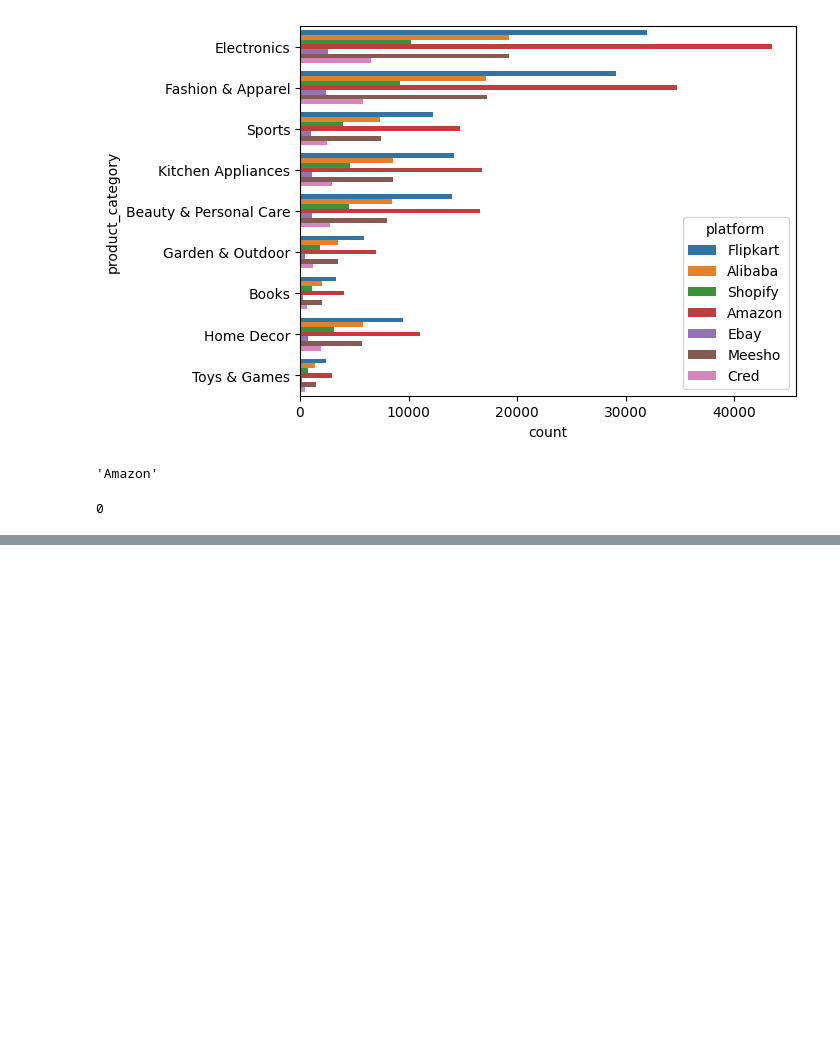
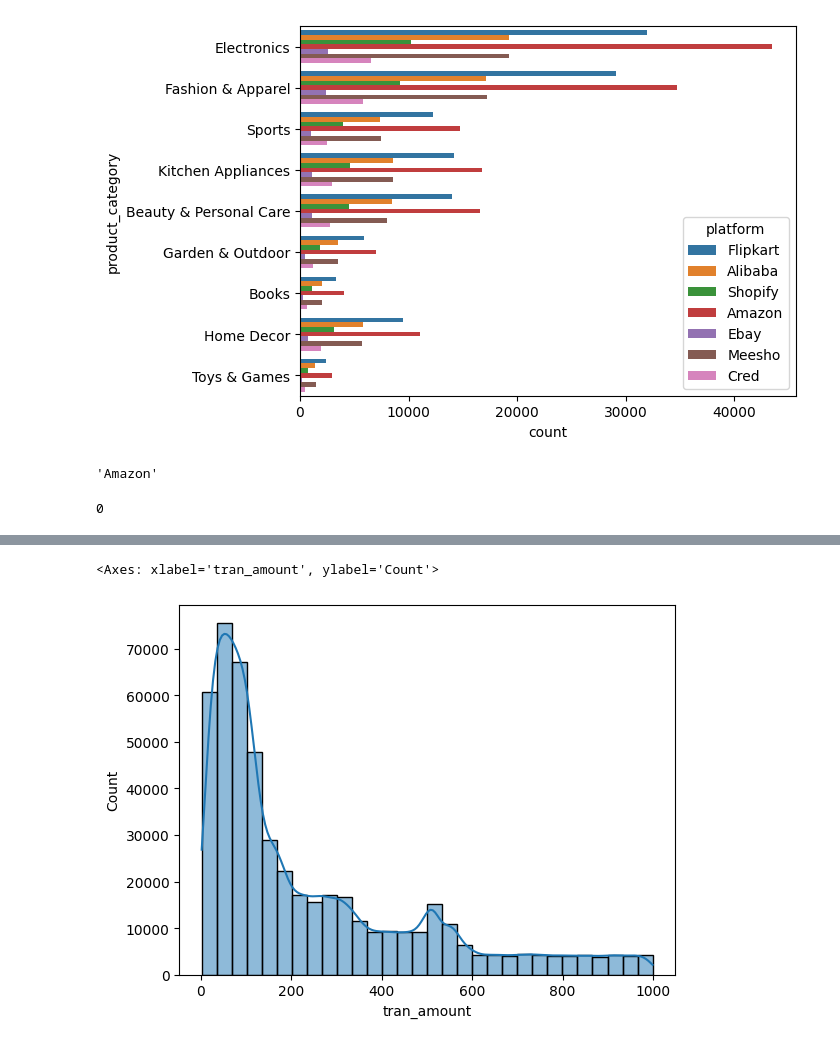
Before and after one commit to HMurawski/credit_card_launch, a Jupyter notebook: main.ipynb, the cells around one changed output, grey strips where cells are left out. Cells and saved outputs as stored; diff of their text form; code cells hidden in the pictures; blank space fills up the shorter version.

```diff
--- a/main.ipynb
+++ b/main.ipynb
@@ -622,0 +706,4 @@ df_trans["platform"].isnull().sum()
+# %%
+normal_fill = df_trans_normal.groupby("product_category")["tran_amount"].mean().sort_values(ascending=False)
+# %%
+df_trans.loc[df_trans_outliers.index, "tran_amount"] = df_trans_outliers["product_category"].map(normal_fill)
@@ -622,0 +726,5 @@ df_trans["platform"].isnull().sum()
+# %%
+sns.histplot(df_trans["tran_amount"], bins=30, kde=True)
+# %% [output]
+<Axes: xlabel='tran_amount', ylabel='Count'>
+[figure, added]
```
Also changed, not shown: parts of 23 cells of this notebook.
